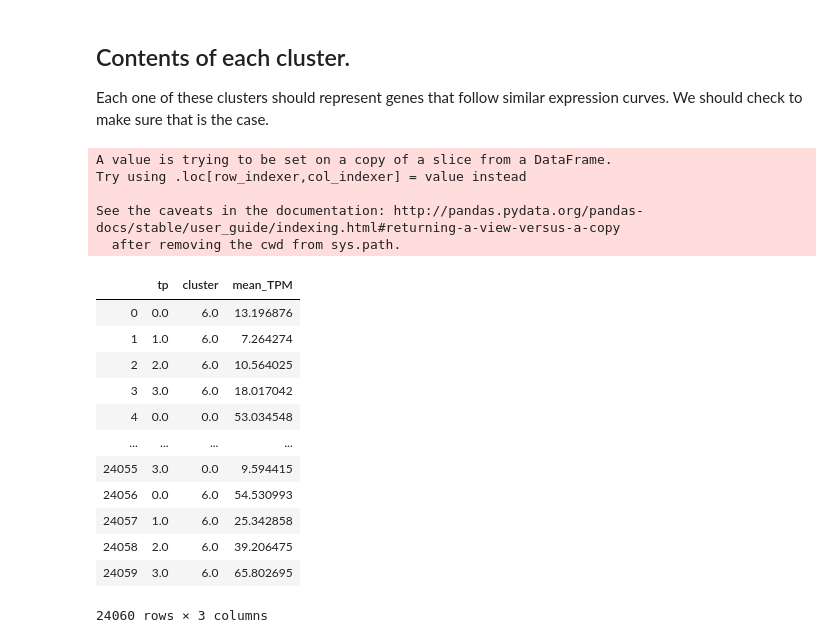
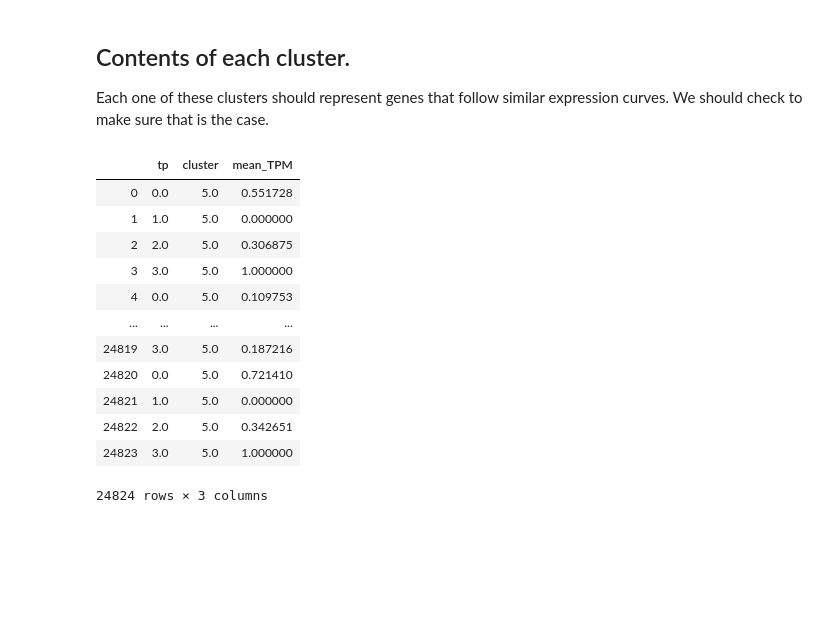
Before and after one commit to kartiktennis/AlgaelGrowthAnalysis, a Jupyter notebook: matt_gene_level.ipynb, the cells around one changed output. Cells and saved outputs as stored; diff of their text form; code cells hidden in the pictures; blank space fills up the shorter version.

```diff
--- a/matt_gene_level.ipynb
+++ b/matt_gene_level.ipynb
@@ -18,13 +18,20 @@ We have 6 difference species worth of data. Here we are reading in and analyzing
 df = pd.read_csv('data/gene_level/DC10_GL_clust-smry.csv')
 
 # Keep only relevant columns in the data frame.
-df = df[['sum_meanTPM_Ti','sum_meanTPM_Tii','sum_meanTPM_Tiii','sum_meanTPM_Tiv']]
+df = df[['sum_meanTPM_Ti','sum_meanTPM_Tii','sum_meanTPM_Tiii','sum_meanTPM_Tiv', 'TC_qval']]
 
 # Remove rows that have missing values and/or infinite values.
 df = df.replace([np.inf, -np.inf], np.nan).dropna()
 
 # Convert everything to doubles.
 df = df.astype('double')
+
+# Remove rows with TC_qval greater than 0.1. These are 'Timecourse Corrected P-Values' that are based on variance.
+# The lower the q value, the tigher the spread.
+df = df[df['TC_qval'] < 0.1]
+
+# We are not done with the q values. So we remove them.
+df = df.drop(['TC_qval'], axis = 1)
 # %% [markdown]
 ## Raw Data Plot
 
@@ -65,9 +72,6 @@ These bands do not follow the good clustering principal. So it is very difficult
 
 So we use singular vector decomposition to reduce the dimensionality and create groups that follow the good clustering principal.
 # %%
-# Many genes we not expressed much, so we discard those.
-df = df[(df['sum_meanTPM_Ti'] > 1) & (df['sum_meanTPM_Tii'] > 1) & (df['sum_meanTPM_Tiii'] > 1) & (df['sum_meanTPM_Tiv'] > 1)]
-
 # We normalize the data with 'l2' normalization.
 # This makes the sum of the squares of each feature equal to one.
 normalized_df = preprocessing.normalize(df, norm = 'l2')
@@ -107,39 +111,34 @@ Each one of these clusters should represent genes that follow similar expression
 # %%
 # We gotta tidy up our dataframe to make these plots work.
 # This will take a hot second to run. Its cool. Grab some coffee or something.
 
 df['cluster'] = pred
 
 tidy_df = pd.DataFrame(columns=['tp','cluster','mean_TPM'])
 
 for index, row in df.iterrows():
     mean_TPMs = row[0:4]
-    # mean_TPMs = (mean_TPMs - mean_TPMs.min()) / (mean_TPMs.max() - mean_TPMs.min())
+    mean_TPMs = (mean_TPMs - mean_TPMs.min()) / (mean_TPMs.max() - mean_TPMs.min())
     tidy_df = tidy_df.append({ 'tp':0, 'cluster':row[4], 'mean_TPM':mean_TPMs[0]}, ignore_index = True)
     tidy_df = tidy_df.append({ 'tp':1, 'cluster':row[4], 'mean_TPM':mean_TPMs[1]}, ignore_index = True)
     tidy_df = tidy_df.append({ 'tp':2, 'cluster':row[4], 'mean_TPM':mean_TPMs[2]}, ignore_index = True)
     tidy_df = tidy_df.append({ 'tp':3, 'cluster':row[4], 'mean_TPM':mean_TPMs[3]}, ignore_index = True)
 
 tidy_df
 # %% [output]
+|  | tp | cluster | mean_TPM |
+| 0 | 0.0 | 5.0 | 0.551728 |
+| 1 | 1.0 | 5.0 | 0.000000 |
+| 2 | 2.0 | 5.0 | 0.306875 |
+| 3 | 3.0 | 5.0 | 1.000000 |
+| 4 | 0.0 | 5.0 | 0.109753 |
+| ... | ... | ... | ... |
+| 24819 | 3.0 | 5.0 | 0.187216 |
+| 24820 | 0.0 | 5.0 | 0.721410 |
+| 24821 | 1.0 | 5.0 | 0.000000 |
+| 24822 | 2.0 | 5.0 | 0.342651 |
+| 24823 | 3.0 | 5.0 | 1.000000 |
-A value is trying to be set on a copy of a slice from a DataFrame.
-Try using .loc[row_indexer,col_indexer] = value instead
-
-See the caveats in the documentation: http://pandas.pydata.org/pandas-docs/stable/user_guide/indexing.html#returning-a-view-versus-a-copy
-  after removing the cwd from sys.path.
+24824 rows × 3 columns
-|  | tp | cluster | mean_TPM |
-| 0 | 0.0 | 6.0 | 13.196876 |
-| 1 | 1.0 | 6.0 | 7.264274 |
-| 2 | 2.0 | 6.0 | 10.564025 |
-| 3 | 3.0 | 6.0 | 18.017042 |
-| 4 | 0.0 | 0.0 | 53.034548 |
-| ... | ... | ... | ... |
-| 24055 | 3.0 | 0.0 | 9.594415 |
-| 24056 | 0.0 | 6.0 | 54.530993 |
-| 24057 | 1.0 | 6.0 | 25.342858 |
-| 24058 | 2.0 | 6.0 | 39.206475 |
-| 24059 | 3.0 | 6.0 | 65.802695 |
-24060 rows × 3 columns
 # %%
 # Plot each clusters genes.
 
```
